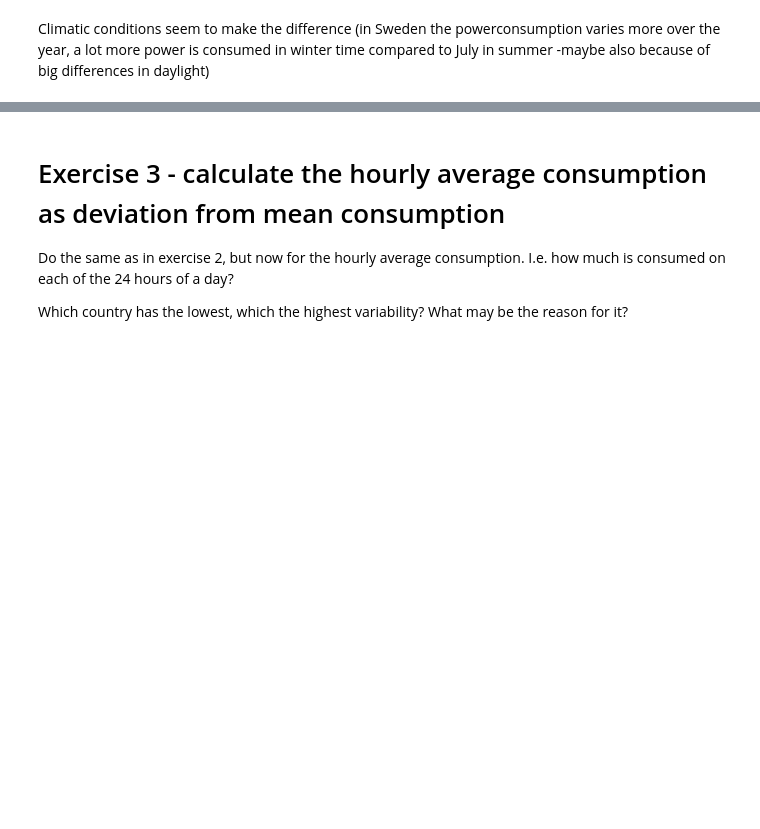
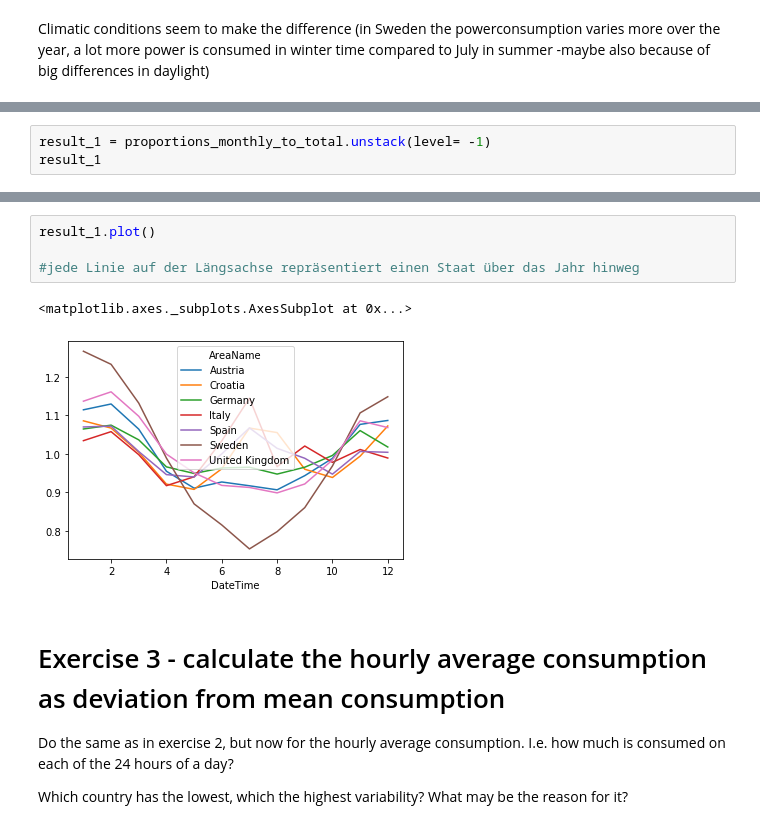
Before and after one commit to Bokubst/homework-scientific-computing, a Jupyter notebook: homework06-pandas/homework06.ipynb, the cells around one changed output, grey strips where cells are left out. Saved outputs shown, nothing was run; the diff lists cells and outputs as text; blank space fills up the shorter version.

```diff
--- a/homework06-pandas/homework06.ipynb
+++ b/homework06-pandas/homework06.ipynb
@@ -224,0 +255,3 @@ Climatic conditions seem to make the difference (in Sweden the powerconsumption
+# %%
+result_1 = proportions_monthly_to_total.unstack(level= -1)
+result_1
@@ -225,3 +273,10 @@ Climatic conditions seem to make the difference (in Sweden the powerconsumption
+# %%
+result_1.plot()
+
+#jede Linie auf der Längsachse repräsentiert einen Staat über das Jahr hinweg
+# %% [output]
+<matplotlib.axes._subplots.AxesSubplot at 0x...>
+[figure, added]
 # %% [markdown]
 # Exercise 3 - calculate the hourly average consumption as deviation from mean consumption
 
```
Also changed, not shown: parts of 17 cells of this notebook, 1 other file.
